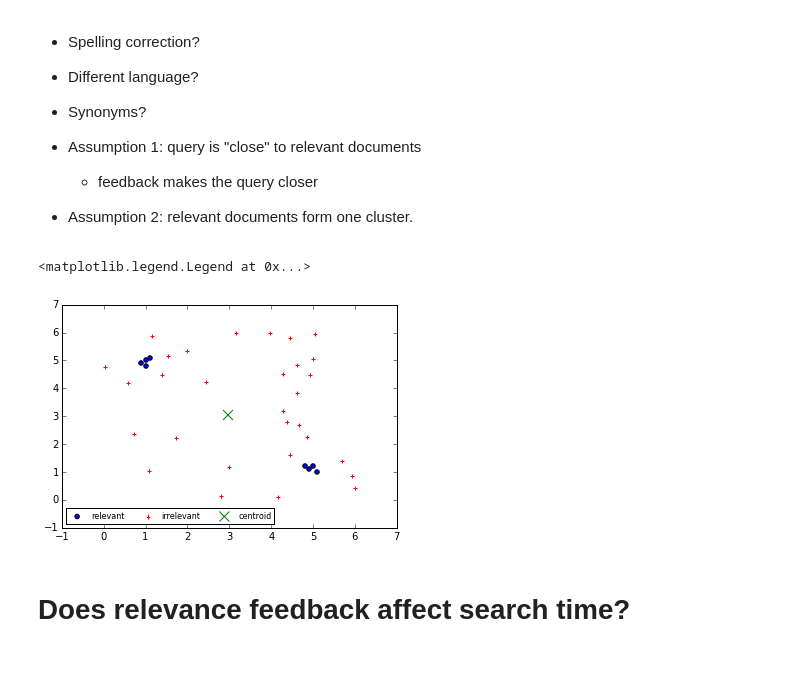
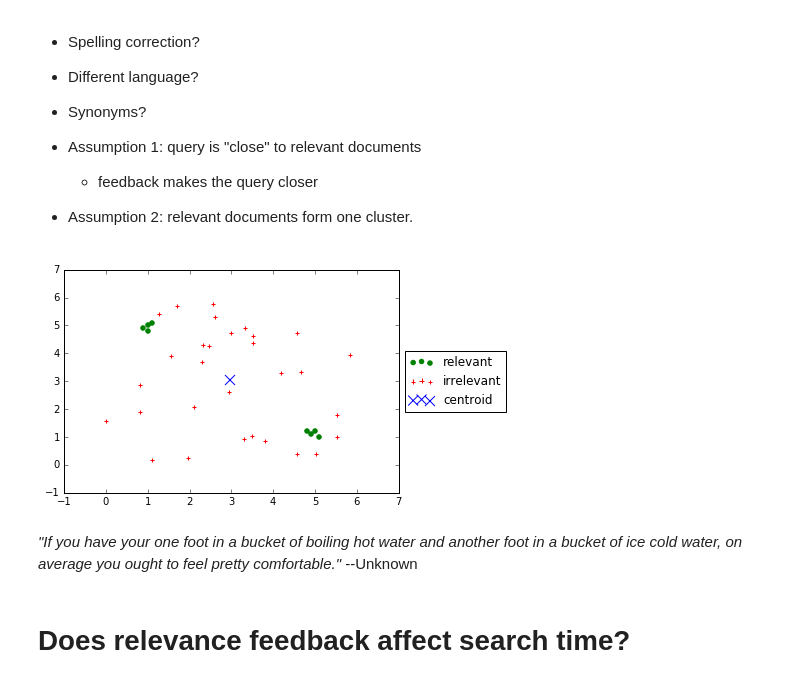
Before and after one commit to iit-cs429/main, a Jupyter notebook: lectures/lec10/Expansion.ipynb, the cells around one changed output. Saved outputs shown, nothing was run; the diff lists cells and outputs as text; code cells hidden in the pictures.

```diff
--- a/lectures/lec10/Expansion.ipynb
+++ b/lectures/lec10/Expansion.ipynb
@@ -157,25 +168,26 @@ plt.legend((pos, neg, q, newq_b5, newq_b0),
 # %%
 # What happens if there are two clusters of relevant examples?
 
 import numpy as np
 import random as rnd
 
 points = [[1, 5], [1.1, 5.1], [0.9, 4.9], [1.0, 4.8],
           [5, 1.2], [4.9, 1.1], [5.1, 1.0], [4.8,1.2]]
-
+plt.figure()
 centroid = np.sum(points, axis=0) / len(points)
-pos = scatter([p[0] for p in points], [p[1] for p in points])
-neg = scatter([rnd.random()*6 for i in range(30)], [rnd.random() * 6 for i in range(30)], marker='+', edgecolor='red')
-centroid = scatter([centroid[0]], [centroid[1]], marker='x', s=100, edgecolor='green')
-plt.legend((pos, neg, centroid),
-           ('relevant', 'irrelevant', 'centroid'),
-           scatterpoints=1,
-           loc='lower left',
-           ncol=3,
-           fontsize=8)
+pos = plt.scatter([p[0] for p in points], [p[1] for p in points],
+                 color='green', label='relevant')
+neg = plt.scatter([rnd.random()*6 for i in range(30)],
+                  [rnd.random() * 6 for i in range(30)],
+                  marker='+', color='red', label='irrelevant')
+centroid = plt.scatter([centroid[0]], [centroid[1]],
+                   marker='x', s=100, color='blue', label='centroid')
+plt.legend(loc='center left', bbox_to_anchor=(1, 0.5))
+plt.show()
 # %% [output]
-<matplotlib.legend.Legend at 0x...>
-[figure, old version]
+[figure, new version]
+# %% [markdown]
+*"If you have your one foot in a bucket of boiling hot water and another foot in a bucket of ice cold water, on average you ought to feel pretty comfortable."* --Unknown
 # %% [markdown]
 # Does relevance feedback affect search time?
 # %% [markdown]
```
Also changed, not shown: parts of 28 cells of this notebook, 1 other file.
